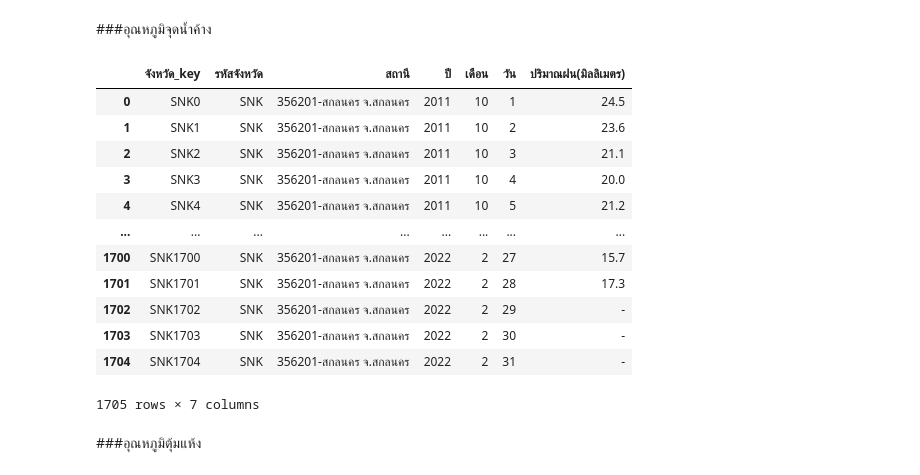
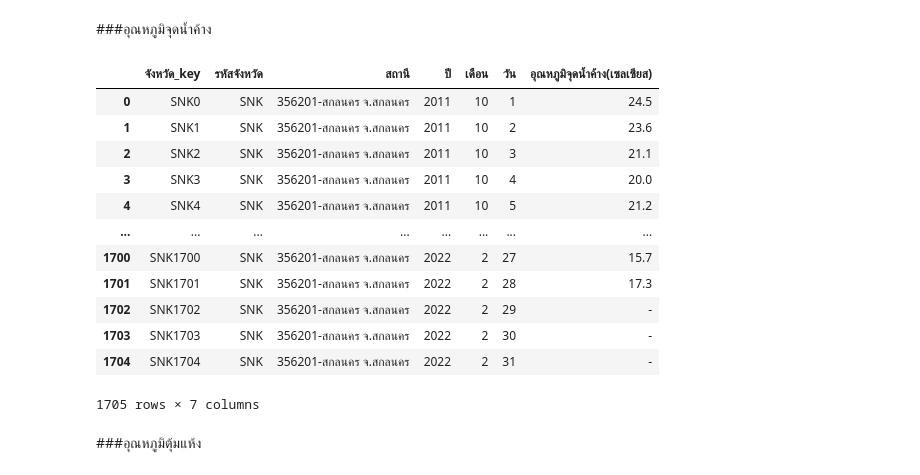
Before and after one commit to Phimphika113/BSC_DPDM23, a Jupyter notebook: midterm_bscdpdm23.ipynb, the cells around one changed output. Drawn from its saved outputs; the diff is of its cells as text; code cells hidden in the pictures.

```diff
--- a/midterm_bscdpdm23.ipynb
+++ b/midterm_bscdpdm23.ipynb
@@ -1392,38 +1498,38 @@ dew_point_SNK.rename(columns={'Unnamed: 0' : 'ที่'},inplace=True)
 dew_point_SNK.rename(columns={'Unnamed: 1' : 'สถานี'},inplace=True)
 dew_point_SNK.rename(columns={'Unnamed: 2' : 'เดือนปี'},inplace=True)
 dew_point_SNK.rename(columns={'Unnamed: 34' : 'เฉลี่ย'},inplace=True)
 dew_point_SNK
 
 # ลบคอลลัมน์เดือนปี,เฉลี่ย แล้วเพิ่มคอลลัมน์ปีกับคอลลัมน์เดือน
 dew_point_SNK['ปี'] = dew_point_SNK['เดือนปี'].dt.year
 dew_point_SNK['เดือน'] = dew_point_SNK['เดือนปี'].dt.month
 dew_point_SNK = dew_point_SNK.drop(['เดือนปี','เฉลี่ย'], axis =1)
 dew_point_SNK.head()
 
 # สลับวันที่จากคลอลัมน์ไปเป็นแถว
 dew_point_SNKrow = dew_point_SNK.set_index(['สถานี','ที่','ปี','เดือน']).stack().reset_index()
 dew_point_SNKrow.rename(columns={'level_4' : 'วัน'},inplace=True)
-dew_point_SNKrow.rename(columns={0 : 'ปริมาณฝน(มิลลิเมตร)'},inplace=True)
+dew_point_SNKrow.rename(columns={0 : 'อุณหภูมิจุดน้ำค้าง(เซลเซียส)'},inplace=True)
 dew_point_SNKrow
 
 #เพิ่มรหัสจังหวัด
 dew_point_SNKrow['รหัสจังหวัด'] = len(dew_point_SNKrow)*['SNK']
 dew_point_SNKrow
 
 #ทำ index เพื่อเตรียมทำ primary key
-dew_point_SNK_Key = dew_point_SNKrow[['รหัสจังหวัด','สถานี','ปี','เดือน','วัน','ปริมาณฝน(มิลลิเมตร)']].reset_index()
-dew_point_SNK_newkey = dew_point_SNK_Key[['index','รหัสจังหวัด','สถานี','ปี','เดือน','วัน','ปริมาณฝน(มิลลิเมตร)']]
+dew_point_SNK_Key = dew_point_SNKrow[['รหัสจังหวัด','สถานี','ปี','เดือน','วัน','อุณหภูมิจุดน้ำค้าง(เซลเซียส)']].reset_index()
+dew_point_SNK_newkey = dew_point_SNK_Key[['index','รหัสจังหวัด','สถานี','ปี','เดือน','วัน','อุณหภูมิจุดน้ำค้าง(เซลเซียส)']]
 dew_point_SNK_newkey
 
 #ใส่ key เพื่อเตรียม merge
 dew_point_SNK_newkey["จังหวัด_key"] =dew_point_SNK_newkey["รหัสจังหวัด"].astype(str)  + dew_point_SNK_newkey["index"].astype(str)
 dew_point_SNK_newkey
 
 # เรียงลำดับหัวคอลลัมน์ใหม่
-dew_point_SNK_newtab = dew_point_SNK_newkey[['จังหวัด_key','รหัสจังหวัด','สถานี','ปี','เดือน','วัน','ปริมาณฝน(มิลลิเมตร)']]
+dew_point_SNK_newtab = dew_point_SNK_newkey[['จังหวัด_key','รหัสจังหวัด','สถานี','ปี','เดือน','วัน','อุณหภูมิจุดน้ำค้าง(เซลเซียส)']]
 dew_point_SNK_newtab
 # %% [output]
-|  | จังหวัด_key | รหัสจังหวัด | สถานี | ปี | เดือน | วัน | ปริมาณฝน(มิลลิเมตร) |
+|  | จังหวัด_key | รหัสจังหวัด | สถานี | ปี | เดือน | วัน | อุณหภูมิจุดน้ำค้าง(เซลเซียส) |
 | 0 | SNK0 | SNK | 356201-สกลนคร จ.สกลนคร | 2011 | 10 | 1 | 24.5 |
 | 1 | SNK1 | SNK | 356201-สกลนคร จ.สกลนคร | 2011 | 10 | 2 | 23.6 |
 | 2 | SNK2 | SNK | 356201-สกลนคร จ.สกลนคร | 2011 | 10 | 3 | 21.1 |
```
Also changed, not shown: parts of 24 cells of this notebook.
